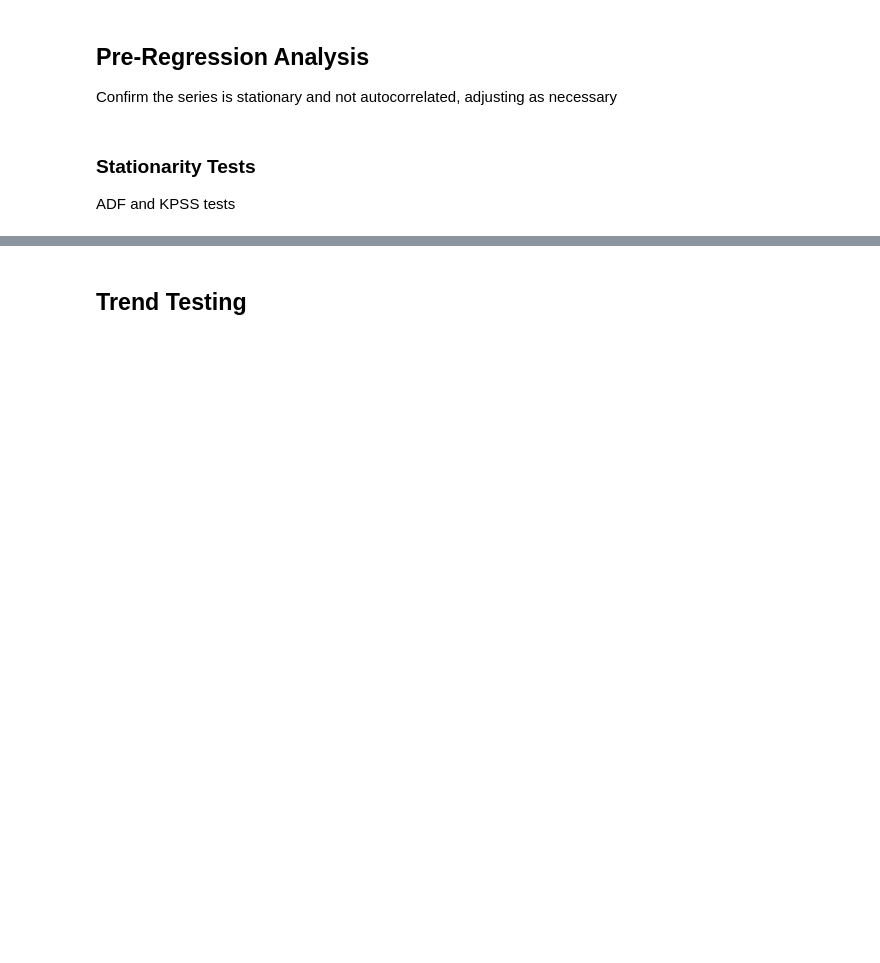
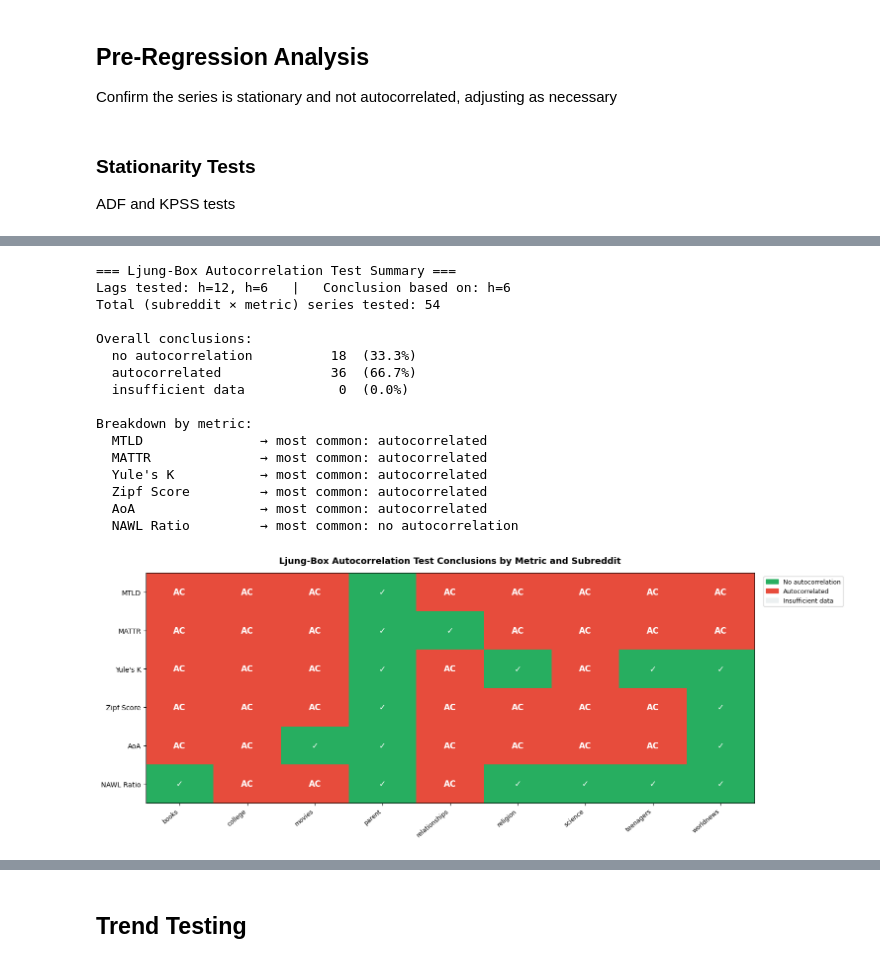
Before and after one commit to nickvick04/ORFE-Thesis, a Jupyter notebook: src/final.ipynb, the cells around one changed output, grey strips where cells are left out. Saved outputs shown, nothing was run; the diff lists cells and outputs as text; code cells hidden in the pictures; blank space fills up the shorter version.

```diff
--- a/src/final.ipynb
+++ b/src/final.ipynb
@@ -83,0 +105,22 @@ Determine if the series is autocorrelated and, if so, adjust error bounds accord
+# %%
+lb_results = run_ljung_box_tests(agg)
+summarize_ljung_box(lb_results)
+plot_ljung_box_heatmap(lb_results)
+# %% [output]
+=== Ljung-Box Autocorrelation Test Summary ===
+Lags tested: h=12, h=6   |   Conclusion based on: h=6
+Total (subreddit × metric) series tested: 54
+
+Overall conclusions:
+  no autocorrelation          18  (33.3%)
+  autocorrelated              36  (66.7%)
+  insufficient data            0  (0.0%)
+
+Breakdown by metric:
+  MTLD               → most common: autocorrelated
+  MATTR              → most common: autocorrelated
+  Yule's K           → most common: autocorrelated
+  Zipf Score         → most common: autocorrelated
+  AoA                → most common: autocorrelated
+  NAWL Ratio         → most common: no autocorrelation
+[figure, added]
```
Also changed, not shown: parts of 7 cells of this notebook.
